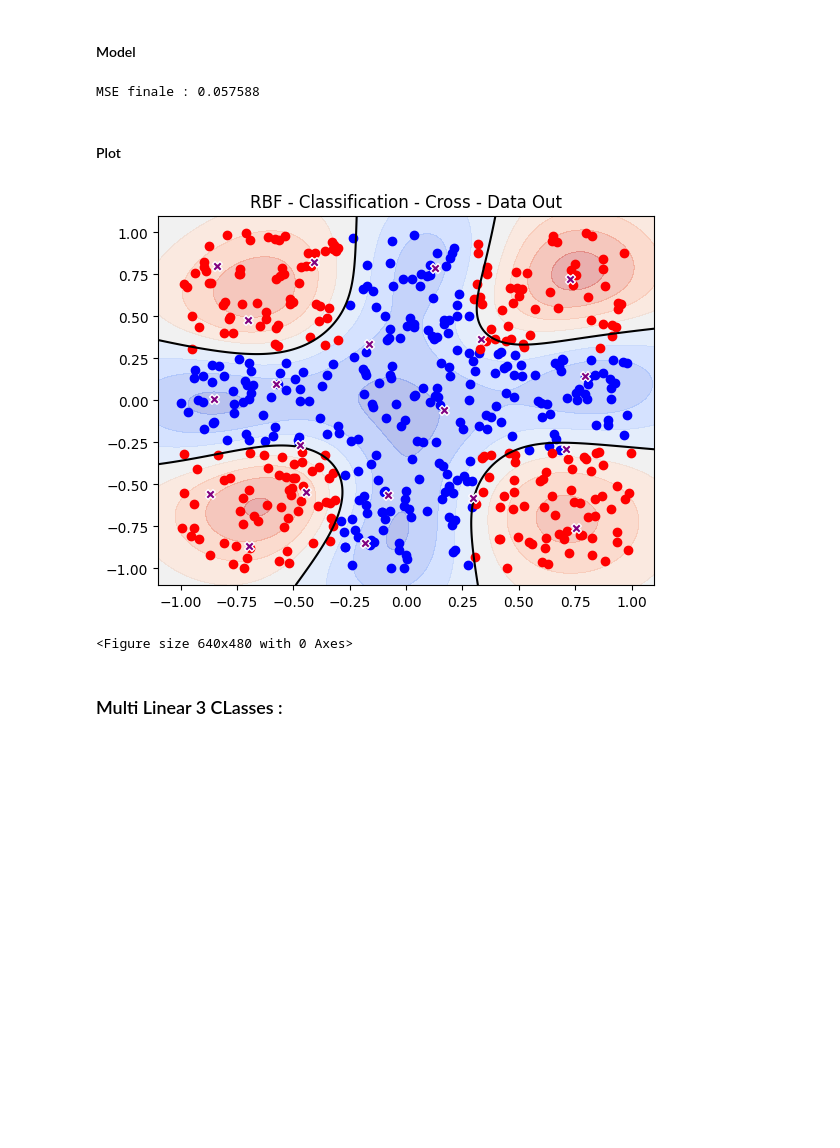
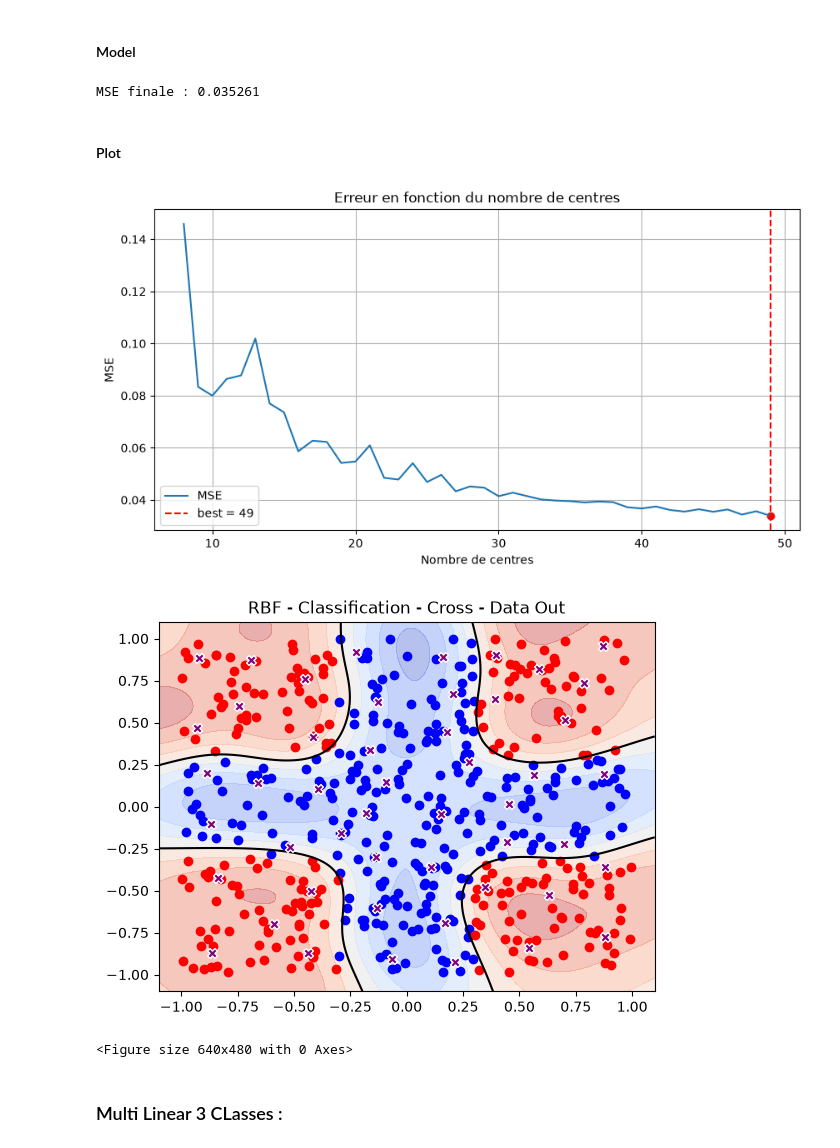
Before and after one commit to SamuelELbaz/Projet_Annuel_3IABD1_Lib_ML, a Jupyter notebook: rbf_cas_de_test.ipynb, the cells around one changed output. Drawn from its saved outputs; the diff is of its cells as text; code cells hidden in the pictures; blank space fills up the shorter version.

```diff
--- a/rbf_cas_de_test.ipynb
+++ b/rbf_cas_de_test.ipynb
@@ -213,39 +213,68 @@ plt.clf()
 # %% [markdown]
 #### Model
 # %%
-nombre_de_centre = 20
-model = RBF(nb_centres=nombre_de_centre, gamma=5.0)
+ls_err = []
+ls_nb_centre = np.arange(8, 50)
+for centre in ls_nb_centre:
+    model = RBF(nb_centres=centre, gamma=5.0)
+    mse = model.train(X, Y)
+    ls_err.append(mse)
+
+ls_err = np.array(ls_err)
+
+best_idx = np.argmin(ls_err)
+best_centre = ls_nb_centre[best_idx]
+best_mse = ls_err[best_idx]
+
+model = RBF(nb_centres=best_centre, gamma=5.0)
 mse = model.train(X, Y)
 print(f"MSE finale : {mse:.6f}")
 # %% [output]
-MSE finale : 0.057588
+MSE finale : 0.035261
 # %% [markdown]
 #### Plot
 # %%
+# choix nb centre
+plt.figure(figsize=(10,5))
+plt.plot(ls_nb_centre, ls_err, label="MSE")
+
+plt.axvline(best_centre, color='r', linestyle='--', label=f"best = {best_centre}")
+plt.scatter([best_centre], [best_mse], color='red')
+
+plt.xlabel("Nombre de centres")
+plt.ylabel("MSE")
+plt.title("Erreur en fonction du nombre de centres")
+plt.grid(True)
+plt.legend()
+
+plt.show()
+
+# frontiere
 xx, yy = np.meshgrid(np.linspace(-1.1, 1.1, 300), np.linspace(-1.1, 1.1, 300))
 grid = np.c_[xx.ravel(), yy.ravel()]
 
 score_c = model.predict_scores(grid)
 diff = (score_c[:, 1] - score_c[:, 0]).reshape(xx.shape)
 
 plt.contourf(xx, yy, diff, alpha=0.4, cmap="coolwarm")
 plt.contour(xx, yy, diff, levels=[0], colors='black', linewidths=1.5)
 
 classes = Y.argmax(axis=1)
 plt.scatter(X[classes==0,0], X[classes==0,1], color='blue')
 plt.scatter(X[classes==1,0], X[classes==1,1], color='red')
 plt.title("Frontière de décision - RBF")
 
 # centres du k-means
 plt.scatter(model.centres[:,0], model.centres[:,1],
             marker="X", c="purple", edgecolor="white", s=50, linewidths=1,
             label="centres (k-means)", zorder=6)
 
 plt.title("RBF - Classification - Cross - Data Out")
 plt.show()
 plt.clf()
 # %% [output]
-[figure, old version]
+[figure, new version]
+[figure, added]
 <Figure size 640x480 with 0 Axes>
 # %% [markdown]
 ### Multi Linear 3 CLasses :
```
Also changed, not shown: parts of 23 cells of this notebook.
